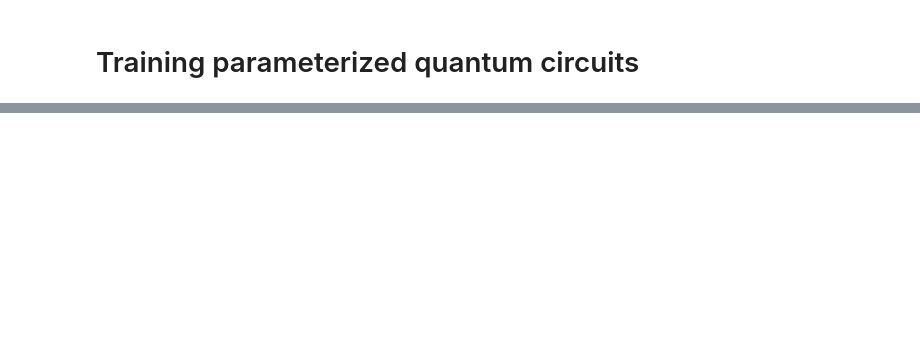
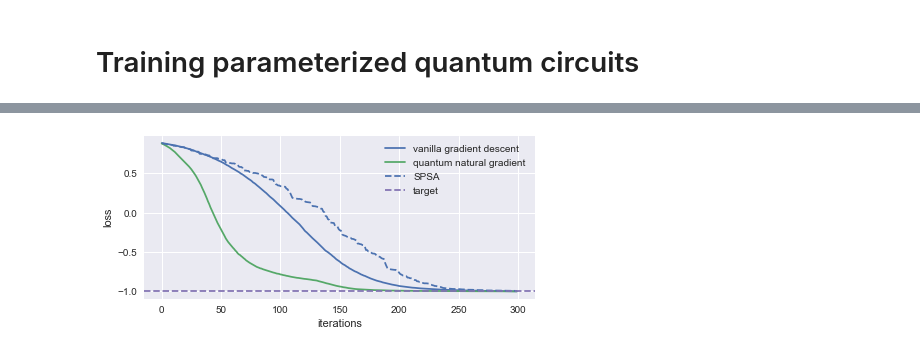
Before and after one commit to zlaabsi/quantum_ml, a Jupyter notebook: optimization/train_param_q_circuit.ipynb, the cells around one changed output, grey strips where cells are left out. Drawn from its saved outputs; the diff is of its cells as text; code cells hidden in the pictures; blank space fills up the shorter version.

```diff
--- a/optimization/train_param_q_circuit.ipynb
+++ b/optimization/train_param_q_circuit.ipynb
@@ -113,0 +193,25 @@ plt.legend();
+# %%
+from qiskit.algorithms.optimizers import SPSA
+
+spsa_loss = []
+def spsa_callback(nfev, x, fx, stepsize, accepted):
+    spsa_loss.append(fx)
+
+spsa = SPSA(maxiter=300, learning_rate=0.01,
+            perturbation=0.01, callback=spsa_callback)
+
+x_opt, fx_opt, nfevs = spsa.optimize(initial_point.size,
+                                     evaluate_expectation,
+                                     initial_point=initial_point)
+
+# Plot loss
+plt.figure(figsize=(7, 3))
+plt.plot(gd_loss, 'C0', label='vanilla gradient descent')
+plt.plot(qng_loss, 'C1', label='quantum natural gradient')
+plt.plot(spsa_loss, 'C0', ls='--', label='SPSA')
+plt.axhline(-1, c='C3', ls='--', label='target')
+plt.ylabel('loss')
+plt.xlabel('iterations')
+plt.legend();
+# %% [output]
+[figure, added]
```
Also changed, not shown: parts of 13 cells of this notebook, 1 other file.
